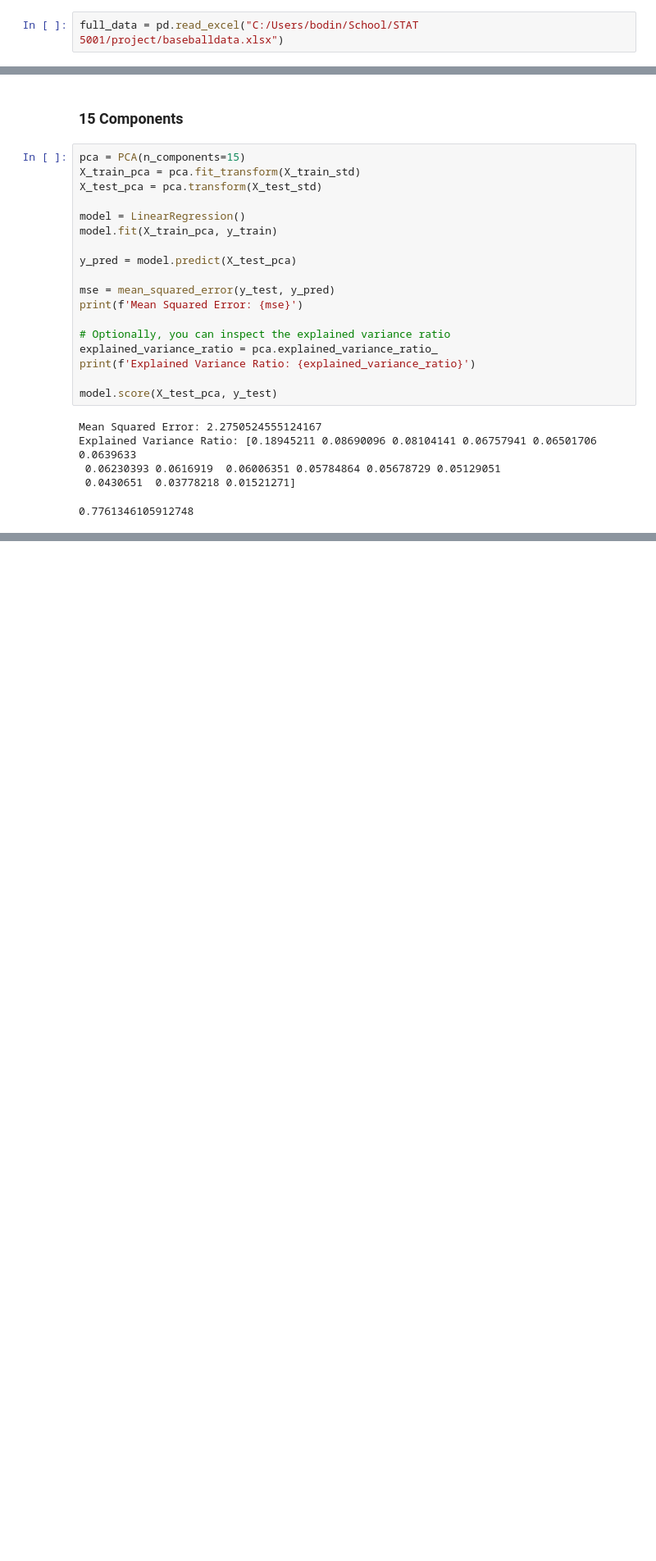
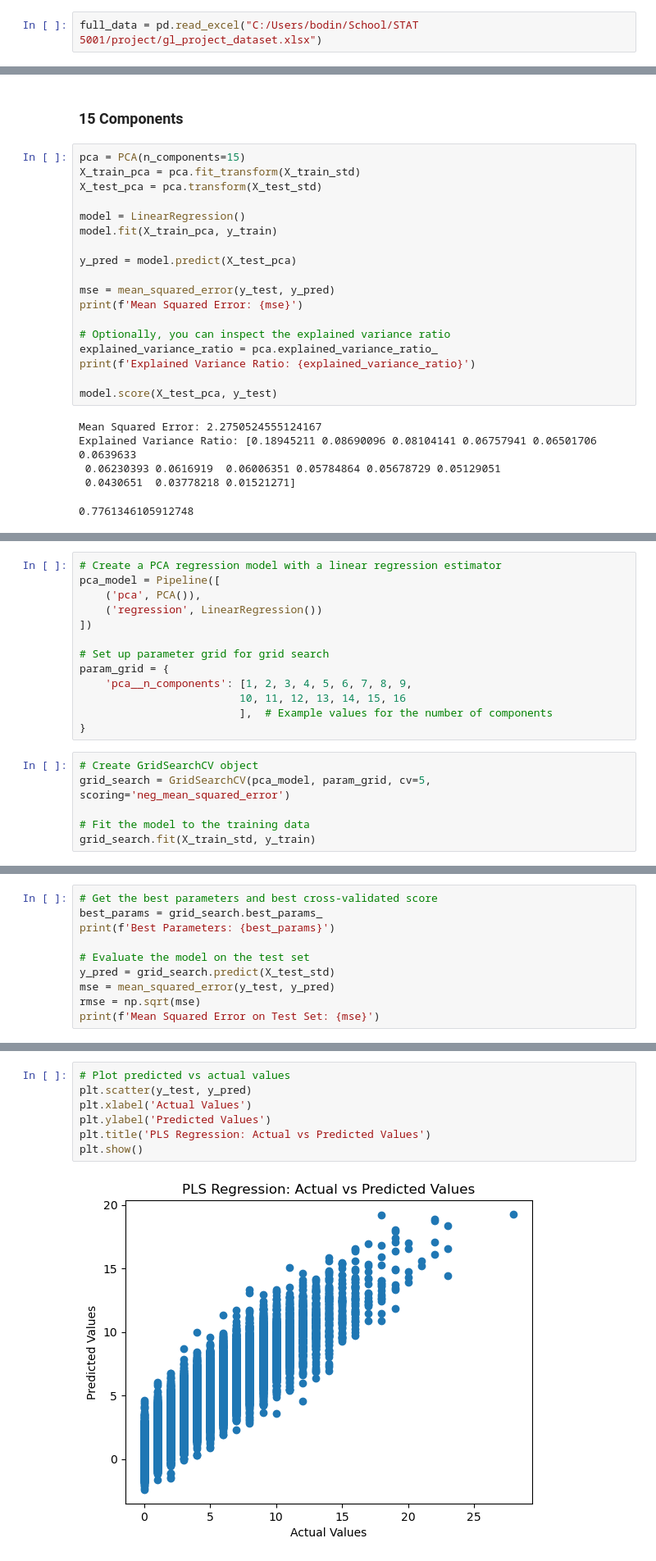
Before and after one commit to knowabee/baseball, a Jupyter notebook: Principal Components Regression.ipynb, the cells around one changed output, grey strips where cells are left out. Shown: that part at 82% size. Cells and saved outputs as stored; diff of their text form; blank space fills up the shorter version.

```diff
--- a/Principal Components Regression.ipynb
+++ b/Principal Components Regression.ipynb
@@ -7,7 +7,7 @@ import matplotlib.pyplot as plt
 # %% [markdown]
 ## Import data
 # %%
-full_data = pd.read_excel("C:/Users/bodin/School/STAT 5001/project/baseballdata.xlsx")
+full_data = pd.read_excel("C:/Users/bodin/School/STAT 5001/project/gl_project_dataset.xlsx")
 # %%
 # Reduce data to include only games from the year 2000+
 data_reduced = full_data[full_data['date'] > 20000101]     #yyyymmdd
@@ -236,0 +245,19 @@ Explained Variance Ratio: [0.18945211 0.08690096 0.08104141 0.06757941 0.0650170
+# %%
+# Create a PCA regression model with a linear regression estimator
+pca_model = Pipeline([
+    ('pca', PCA()),
+    ('regression', LinearRegression())
+])
+
+# Set up parameter grid for grid search
+param_grid = {
+    'pca__n_components': [1, 2, 3, 4, 5, 6, 7, 8, 9,
+                         10, 11, 12, 13, 14, 15, 16
+                         ],  # Example values for the number of components
+}
+# %%
+# Create GridSearchCV object
+grid_search = GridSearchCV(pca_model, param_grid, cv=5, scoring='neg_mean_squared_error')
+
+# Fit the model to the training data
+grid_search.fit(X_train_std, y_train)
@@ -236,0 +274,10 @@ Explained Variance Ratio: [0.18945211 0.08690096 0.08104141 0.06757941 0.0650170
+# %%
+# Get the best parameters and best cross-validated score
+best_params = grid_search.best_params_
+print(f'Best Parameters: {best_params}')
+
+# Evaluate the model on the test set
+y_pred = grid_search.predict(X_test_std)
+mse = mean_squared_error(y_test, y_pred)
+rmse = np.sqrt(mse)
+print(f'Mean Squared Error on Test Set: {mse}')
@@ -236,0 +287,9 @@ Explained Variance Ratio: [0.18945211 0.08690096 0.08104141 0.06757941 0.0650170
+# %%
+# Plot predicted vs actual values
+plt.scatter(y_test, y_pred)
+plt.xlabel('Actual Values')
+plt.ylabel('Predicted Values')
+plt.title('PLS Regression: Actual vs Predicted Values')
+plt.show()
+# %% [output]
+[figure, added]
```
Also changed, not shown: parts of 6 cells of this notebook, 3 other files.
